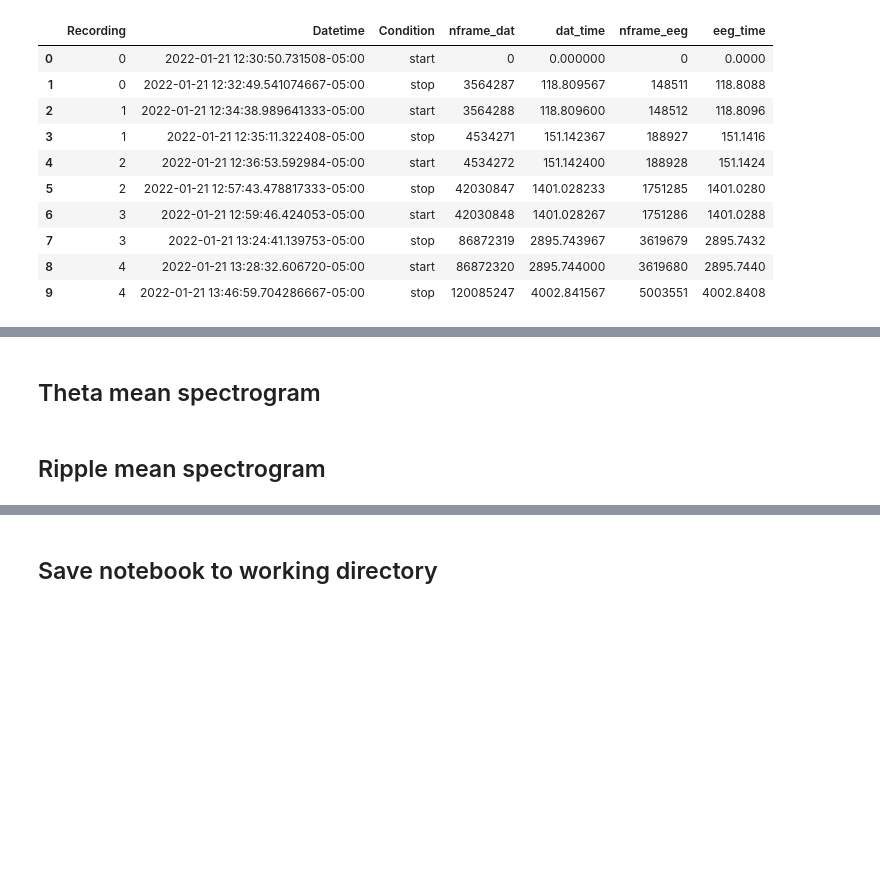
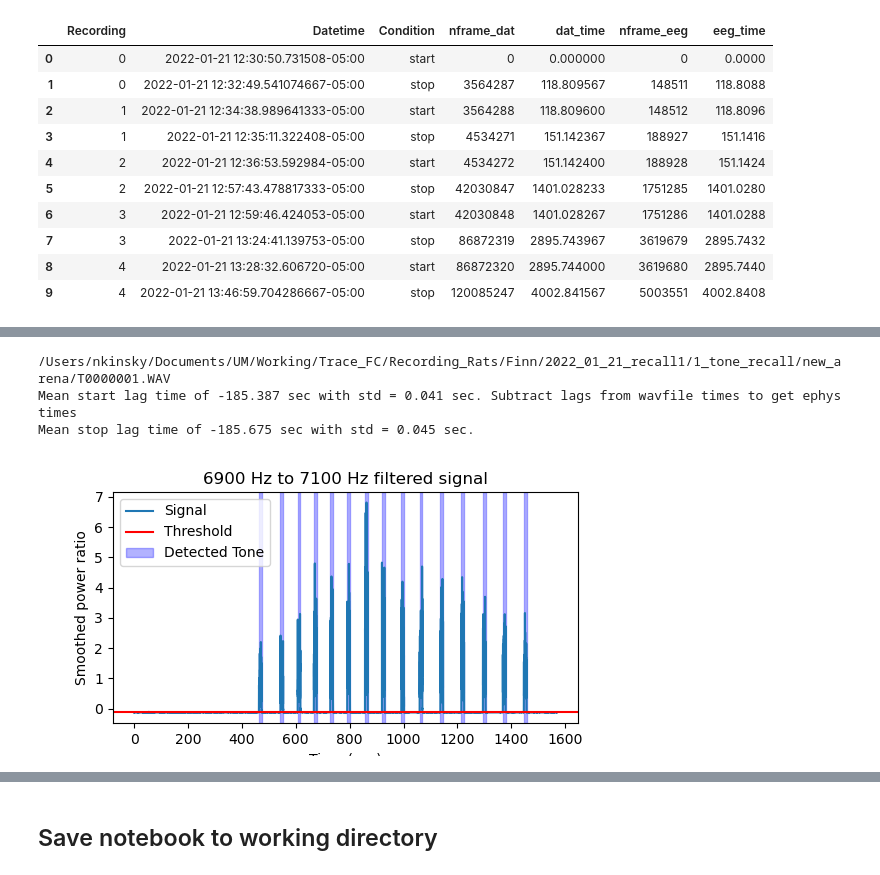
Before and after one commit to nkinsky/TraceFC, a Jupyter notebook: Notebooks/Sync_USV_and_Ephys.ipynb, the cells around one changed output, grey strips where cells are left out. Saved outputs shown, nothing was run; the diff lists cells and outputs as text; code cells hidden in the pictures; blank space fills up the shorter version.

```diff
--- a/Notebooks/Sync_USV_and_Ephys.ipynb
+++ b/Notebooks/Sync_USV_and_Ephys.ipynb
@@ -178,13 +179,13 @@ ttl_df[ttl_df['channel_states'].abs() == 2].head(5)
 import tracefc.io.traceio as traceio
 
 # For tone recall CS+
-cs_starts, cs_ends, cs_df = traceio.load_trace_events(sess.basepath, session_type="tone_recall",
+cs_starts, cs_stops, cs_df = traceio.load_trace_events(sess.basepath, session_type="tone_recall",
                                                       event_type="CS+", return_df=True)
 print(f'{cs_starts.shape[0]} CS+ events detected')
 print(cs_starts.head(6))
 
 # For control tone recall CS-
-csn_starts, csn_ends, csn_df = traceio.load_trace_events(sess.basepath, session_type="control_tone_recall",
+csn_starts, csn_stops, csn_df = traceio.load_trace_events(sess.basepath, session_type="control_tone_recall",
                                                       event_type="CS-", return_df=True)
 print(f'{csn_starts.shape[0]} CS- events detected')
 print(csn_starts.head(6))
@@ -245,14 +232,22 @@ ttl_lag_use = ttl_lag=pd.Timedelta(0.8, unit="seconds")
 cs_oe_start_df = traceio.trace_ttl_to_openephys(cs_starts,
                                   ttl_df[ttl_df['channel_states'].abs() == 2],
                                   ttl_lag=ttl_lag_use)
+cs_oe_stop_df = traceio.trace_ttl_to_openephys(cs_stops,
+                                  ttl_df[ttl_df['channel_states'].abs() == 2],
+                                  ttl_lag=ttl_lag_use)
 # Convert to times in combined eeg file
 cs_starts_combined = oeio.recording_events_to_combined_time(cs_oe_start_df, sync_df)
+cs_stops_combined = oeio.recording_events_to_combined_time(cs_oe_stop_df, sync_df)
 
 csn_oe_start_df = traceio.trace_ttl_to_openephys(csn_starts,
+                                  ttl_df[ttl_df['channel_states'].abs() == 2],
+                                  ttl_lag=ttl_lag_use*2)
+csn_oe_stop_df = traceio.trace_ttl_to_openephys(csn_stops,
                                   ttl_df[ttl_df['channel_states'].abs() == 2],
                                   ttl_lag=ttl_lag_use*2)
 
 # Convert to times in combined eeg file
 csn_starts_combined = oeio.recording_events_to_combined_time(csn_oe_start_df, sync_df)
+csn_stops_combined = oeio.recording_events_to_combined_time(csn_oe_stop_df, sync_df)
 # %% [output]
 start time lag: mean = -0.5872398221333335, std = 0.0013713736007565883
@@ -260,2 +261,0 @@ start time lag: mean = -0.4215331420000001, std = 0.00017972138044762675
-# %% [markdown]
-## Theta mean spectrogram
@@ -280,2 +261,0 @@ ax[5].set_title('CS+ at end of control tone recall session')
-# %% [markdown]
-## Ripple mean spectrogram
@@ -297,0 +262,18 @@ ax[5].set_title('CS+ at end of control tone recall session')
+# %%
+# Detect CS+ in audio recording.
+tone_recall_wav = sorted((sess.basepath / "1_tone_recall").glob("**/*.WAV"))[0]
+print(tone_recall_wav)
+
+# Get CS+ times and plot to check
+cs_usv_epochs = detect_tone(tone_recall_wav, freq_lims=(6900, 7100), thresh=-0.1, tone_length=10, tone_label="CS+", plot_check=True)
+
+# Check that lags are consistent
+cs_start_lags = cs_starts_combined - cs_usv_epochs.starts
+print(f"Mean start lag time of {np.mean(cs_start_lags):0.3F} sec with std = {np.std(cs_start_lags):0.3F} sec. Subtract lags from wavfile times to get ephys times")
+cs_stop_lags = cs_stops_combined - cs_usv_epochs.stops
+print(f"Mean stop lag time of {np.mean(cs_stop_lags):0.3F} sec with std = {np.std(cs_stop_lags):0.3F} sec.")
+# %% [output]
+/Users/nkinsky/Documents/UM/Working/Trace_FC/Recording_Rats/Finn/2022_01_21_recall1/1_tone_recall/new_arena/T0000001.WAV
+Mean start lag time of -185.387 sec with std = 0.041 sec. Subtract lags from wavfile times to get ephys times
+Mean stop lag time of -185.675 sec with std = 0.045 sec.
+[figure, added]
```
Also changed, not shown: parts of 11 cells of this notebook.
